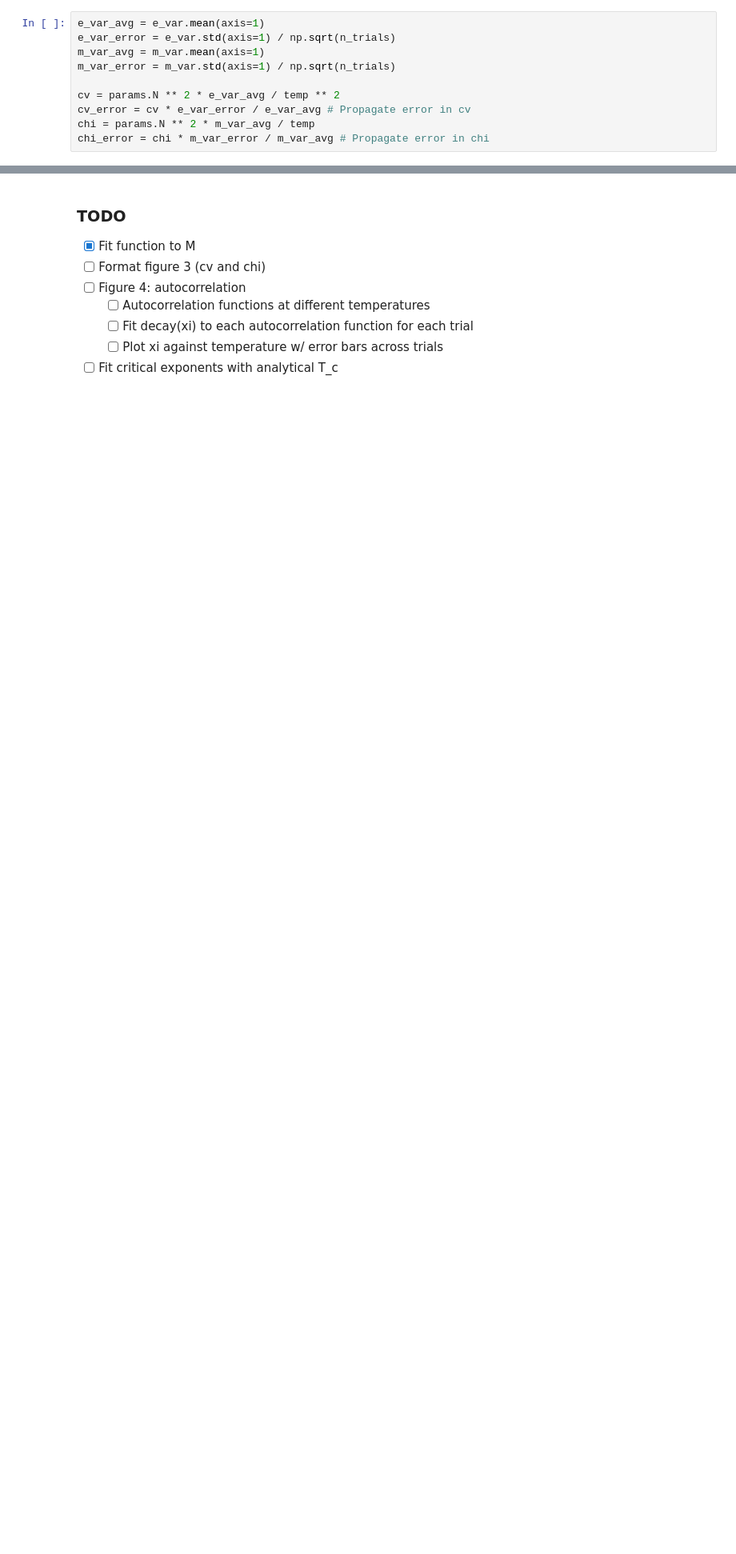
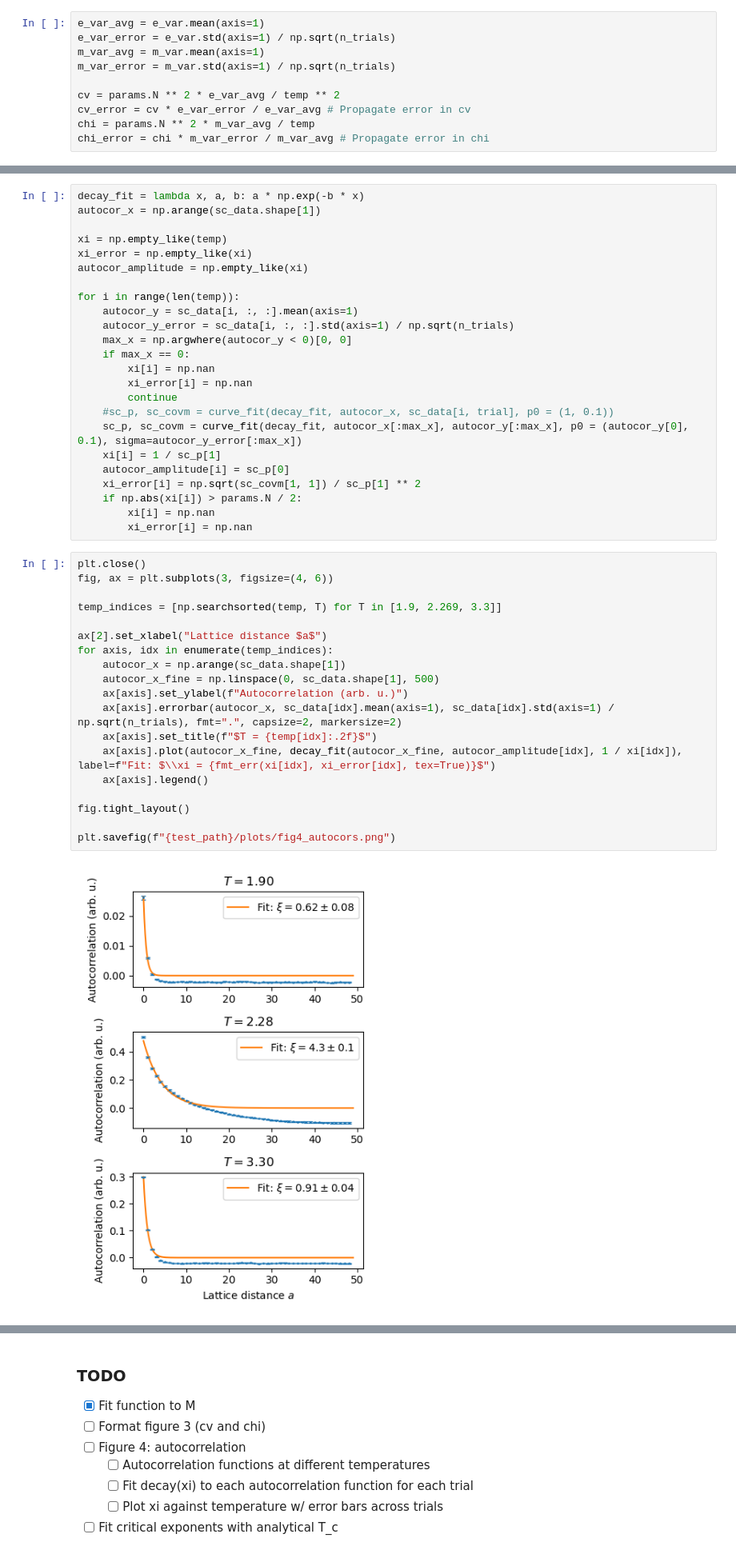
Before and after one commit to aderhall/phys382ising, a Jupyter notebook: analysis_notebooks/fit_observables.ipynb, the cells around one changed output, grey strips where cells are left out. Shown at 80% size. Saved outputs shown, nothing was run; the diff lists cells and outputs as text; blank space fills up the shorter version.

```diff
--- a/analysis_notebooks/fit_observables.ipynb
+++ b/analysis_notebooks/fit_observables.ipynb
@@ -269,0 +285,45 @@ fig.tight_layout()
+# %%
+decay_fit = lambda x, a, b: a * np.exp(-b * x)
+autocor_x = np.arange(sc_data.shape[1])
+
+xi = np.empty_like(temp)
+xi_error = np.empty_like(xi)
+autocor_amplitude = np.empty_like(xi)
+
+for i in range(len(temp)):
+    autocor_y = sc_data[i, :, :].mean(axis=1)
+    autocor_y_error = sc_data[i, :, :].std(axis=1) / np.sqrt(n_trials)
+    max_x = np.argwhere(autocor_y < 0)[0, 0]
+    if max_x == 0:
+        xi[i] = np.nan
+        xi_error[i] = np.nan
+        continue
+    #sc_p, sc_covm = curve_fit(decay_fit, autocor_x, sc_data[i, trial], p0 = (1, 0.1))
+    sc_p, sc_covm = curve_fit(decay_fit, autocor_x[:max_x], autocor_y[:max_x], p0 = (autocor_y[0], 0.1), sigma=autocor_y_error[:max_x])
+    xi[i] = 1 / sc_p[1]
+    autocor_amplitude[i] = sc_p[0]
+    xi_error[i] = np.sqrt(sc_covm[1, 1]) / sc_p[1] ** 2
+    if np.abs(xi[i]) > params.N / 2:
+        xi[i] = np.nan
+        xi_error[i] = np.nan
+# %%
+plt.close()
+fig, ax = plt.subplots(3, figsize=(4, 6))
+
+temp_indices = [np.searchsorted(temp, T) for T in [1.9, 2.269, 3.3]]
+
+ax[2].set_xlabel("Lattice distance $a$")
+for axis, idx in enumerate(temp_indices):
+    autocor_x = np.arange(sc_data.shape[1])
+    autocor_x_fine = np.linspace(0, sc_data.shape[1], 500)
+    ax[axis].set_ylabel(f"Autocorrelation (arb. u.)")
+    ax[axis].errorbar(autocor_x, sc_data[idx].mean(axis=1), sc_data[idx].std(axis=1) / np.sqrt(n_trials), fmt=".", capsize=2, markersize=2)
+    ax[axis].set_title(f"$T = {temp[idx]:.2f}$")
+    ax[axis].plot(autocor_x_fine, decay_fit(autocor_x_fine, autocor_amplitude[idx], 1 / xi[idx]), label=f"Fit: $\\xi = {fmt_err(xi[idx], xi_error[idx], tex=True)}$")
+    ax[axis].legend()
+
+fig.tight_layout()
+
+plt.savefig(f"{test_path}/plots/fig4_autocors.png")
+# %% [output]
+[figure, added]
```
Also changed, not shown: parts of 25 cells of this notebook, 3 other files.
